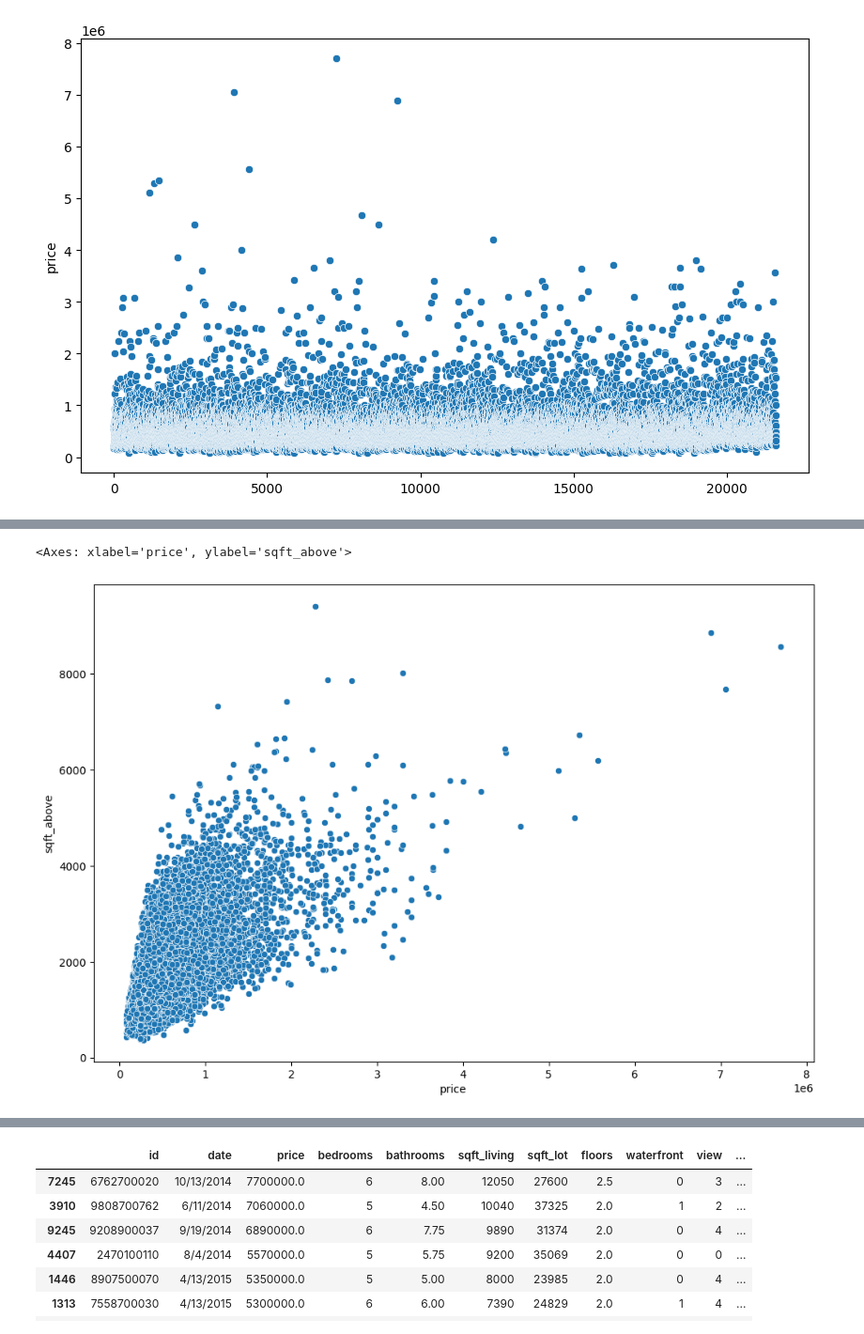
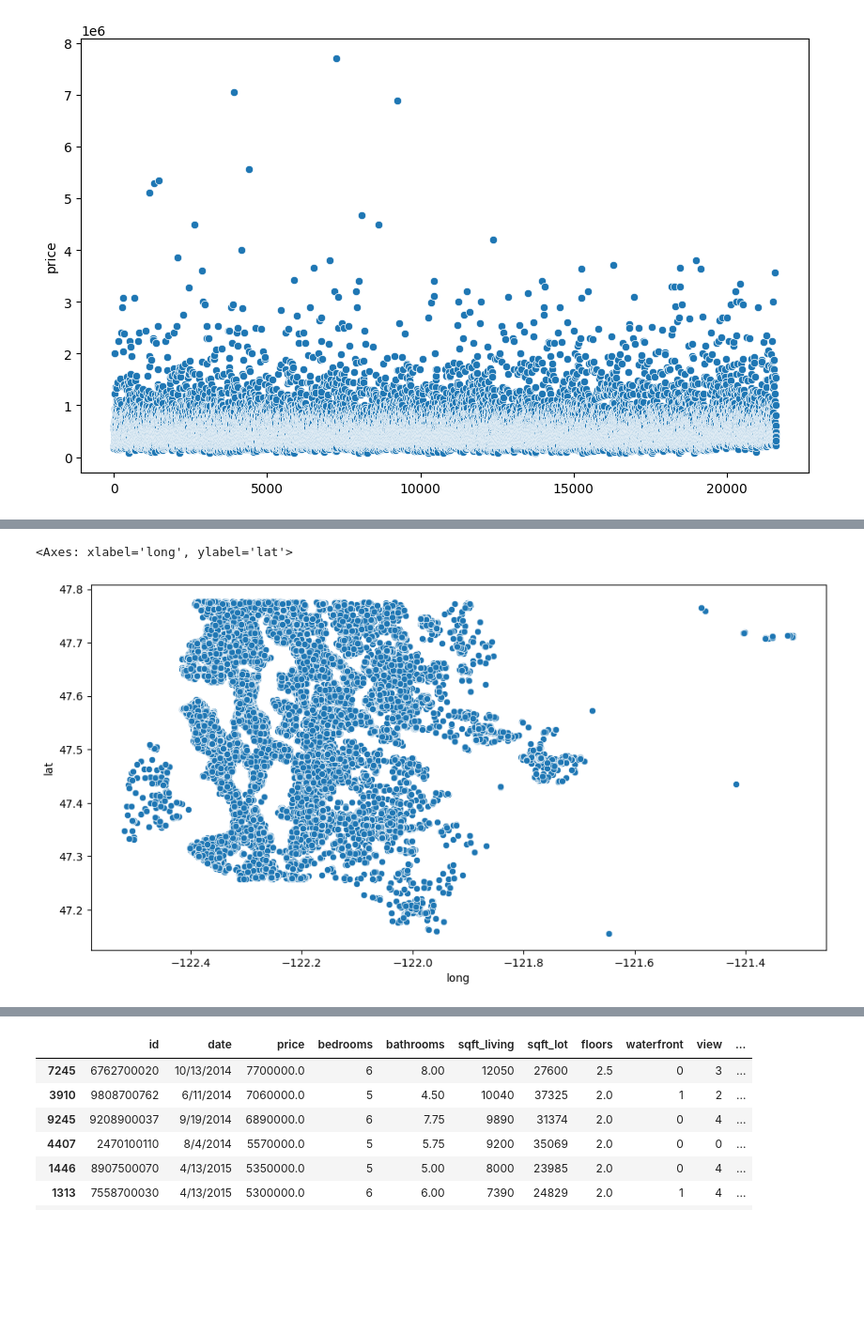
Before and after one commit to MdMahamudulHasan/ML-AI_99DaysWithCPC, a Jupyter notebook: Deep Learning/TensorFlow Basics/Keras_Regression_Project.ipynb, the cells around one changed output, grey strips where cells are left out. Shown at 94% size. Drawn from its saved outputs; the diff is of its cells as text; code cells hidden in the pictures; blank space fills up the shorter version.

```diff
--- a/Deep Learning/TensorFlow Basics/Keras_Regression_Project.ipynb
+++ b/Deep Learning/TensorFlow Basics/Keras_Regression_Project.ipynb
@@ -120,7 +126,7 @@ sns.scatterplot(y='price', x='grade', data=df)
 # %%
-plt.figure(figsize=(12, 8))
-sns.scatterplot(x='price', y='sqft_above', data=df)
+plt.figure(figsize=(12, 6))
+sns.scatterplot(x='long', y='lat', data=df)
 # %% [output]
-<Axes: xlabel='price', ylabel='sqft_above'>
+<Axes: xlabel='long', ylabel='lat'>
-[figure, old version]
+[figure, new version]
 # %%
```
Also changed, not shown: parts of 69 cells of this notebook.
